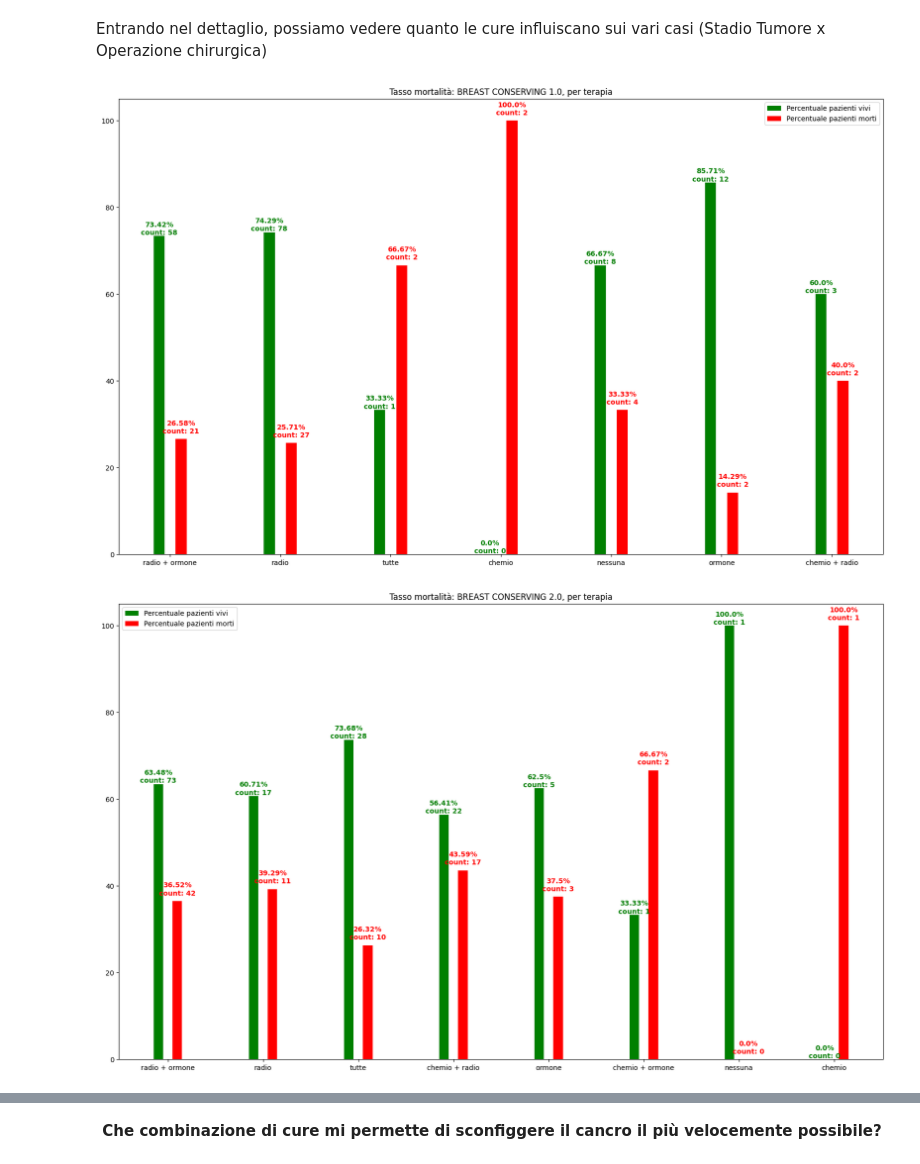
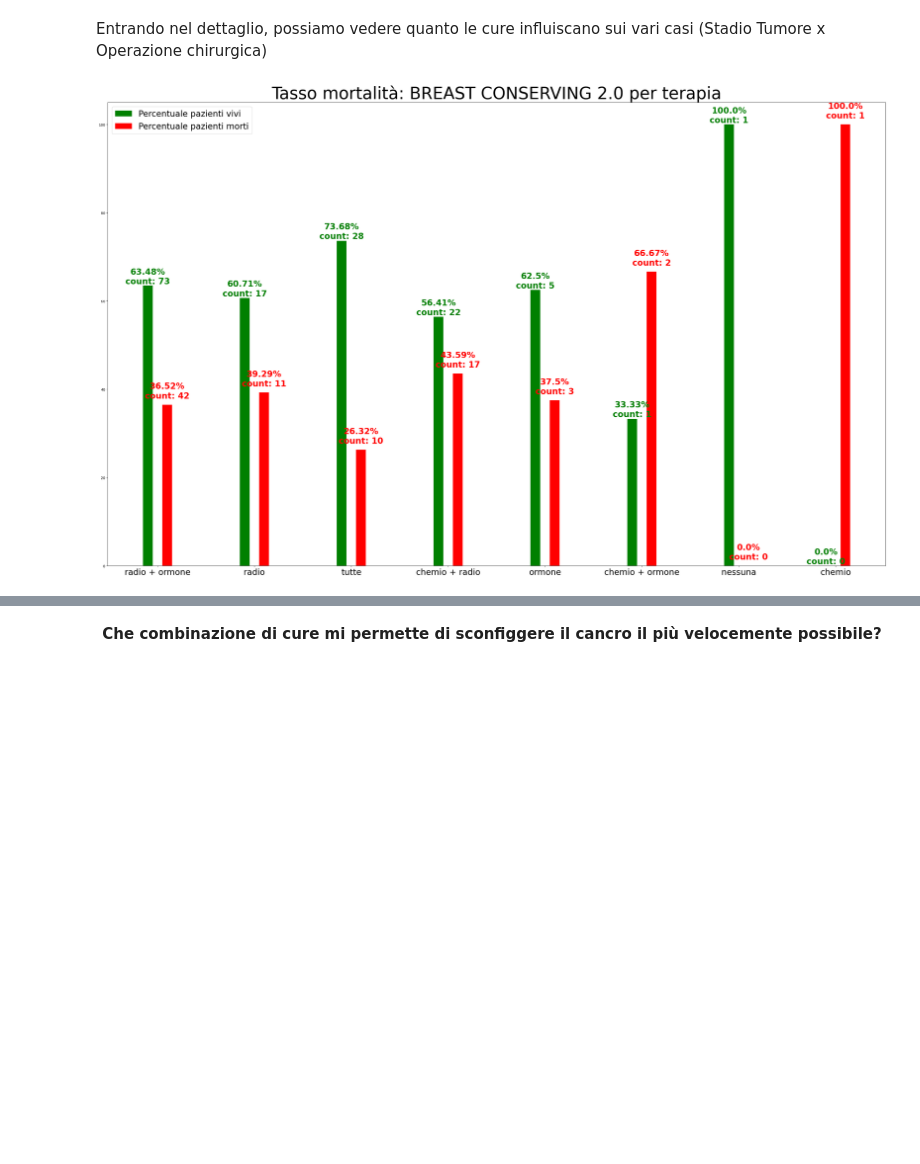
Before and after one commit to Dishinkan/Data-Science-Project, a Jupyter notebook: Data Science Project/Presentation.ipynb, the cells around one changed output, grey strips where cells are left out. Saved outputs shown, nothing was run; the diff lists cells and outputs as text; code cells hidden in the pictures; blank space fills up the shorter version.

```diff
--- a/Data Science Project/Presentation.ipynb
+++ b/Data Science Project/Presentation.ipynb
@@ -278,0 +300,20 @@ def crea_grafico(tasso_sopravvivenza, titolo, n, m):
+# %%
+def crea_grafico(tasso_sopravvivenza, titolo, n, m):
+    terapia = tasso_sopravvivenza['Terapia']
+    vivi = tasso_sopravvivenza['Percentuale(v/m)'].apply(lambda y: y[0])
+    morti = tasso_sopravvivenza['Percentuale(v/m)'].apply(lambda y: y[1])
+
+    plt.figure(figsize=(40, 24), dpi=100)
+
+    x_pos = np.arange(len(terapia))
+
+    plt.bar(x_pos - 0.1, vivi, width=0.1, color='green', label='Percentuale pazienti vivi')
+    plt.bar(x_pos + 0.1, morti, width=0.1, color='red', label='Percentuale pazienti morti')
+
+    for i in range(len(terapia)):
+        plt.text(x_pos[i] - 0.1, vivi[i], f'{vivi[i]}%\ncount: {n[i]}', ha='center', va='bottom', color='green', fontweight='bold', fontsize=24)
+        plt.text(x_pos[i] + 0.1, morti[i] + 1, f'{morti[i]}%\ncount: {m[i]}', ha='center', va='bottom', color='red', fontweight='bold', fontsize=24)
+
+    plt.xticks(x_pos, terapia, fontsize=24)
+    plt.legend(fontsize=24)
+    plt.title(titolo, fontsize=48)
@@ -341,39 +384,38 @@ Entrando nel dettaglio, possiamo vedere quanto le cure influiscano sui vari casi
 # %%
 risultati = []
 
-for dataset in lista_terapie:
-    data = []
-    n = []
-    m = []
+dataset = lista_terapie[1]
+data = []
+n = []
+m = []
 
-    for terapia in dataset['Terapie'].unique():
-        df_terapia = dataset[dataset['Terapie'] == terapia]
+for terapia in dataset['Terapie'].unique():
+    df_terapia = dataset[dataset['Terapie'] == terapia]
 
-        value_counts = df_terapia['death_from_cancer'].value_counts()
+    value_counts = df_terapia['death_from_cancer'].value_counts()
 
-        conto_n = value_counts.get('Living', 0)
-        conto_m = value_counts.get('Died of Disease', 0)
+    conto_n = value_counts.get('Living', 0)
+    conto_m = value_counts.get('Died of Disease', 0)
 
-        totale = value_counts.sum()
+    totale = value_counts.sum()
 
-        percentuale = ((value_counts / totale) * 100).round(2)
-        percentuale_vivi = percentuale.get('Living', 0)
-        percentuale_morti = percentuale.get('Died of Disease', 0)
+    percentuale = ((value_counts / totale) * 100).round(2)
+    percentuale_vivi = percentuale.get('Living', 0)
+    percentuale_morti = percentuale.get('Died of Disease', 0)
 
-        tupla = (percentuale_vivi, percentuale_morti)
+    tupla = (percentuale_vivi, percentuale_morti)
 
-        # Mi servirà dopo per calcolarmi con che probabilità si verifica un evento
-        conteggio = (conto_n + conto_m)
+    # Mi servirà dopo per calcolarmi con che probabilità si verifica un evento
+    conteggio = (conto_n + conto_m)
 
-        # Inserisco anche 'dataset['Operation_Stage'].iloc[0]' per facilitarmi dopo il multi index in quanto andrò a fare le percentuali assolute
-        risultati.append((dataset['Operation_Stage'].iloc[0], terapia, tupla, conteggio))
+    # Inserisco anche 'dataset['Operation_Stage'].iloc[0]' per facilitarmi dopo il multi index in quanto andrò a fare le percentuali assolute
+    risultati.append((dataset['Operation_Stage'].iloc[0], terapia, tupla, conteggio))
 
-        data.append({'Terapia': terapia, 'Percentuale(v/m)': tupla})
-        n.append(conto_n)
-        m.append(conto_m)
+    data.append({'Terapia': terapia, 'Percentuale(v/m)': tupla})
+    n.append(conto_n)
+    m.append(conto_m)
 
-    grafico = pd.DataFrame(data)
-    crea_grafico(grafico, f'Tasso mortalità: {dataset['Operation_Stage'].iloc[0]}, per terapia', n, m)
+grafico = pd.DataFrame(data)
+crea_grafico(grafico, f'Tasso mortalità: {dataset['Operation_Stage'].iloc[0]} per terapia', n, m)
 # %% [output]
-[figure, old version]
+[figure, new version]
-[figure, removed]
```
Also changed, not shown: parts of 12 cells of this notebook, 3 other files.
